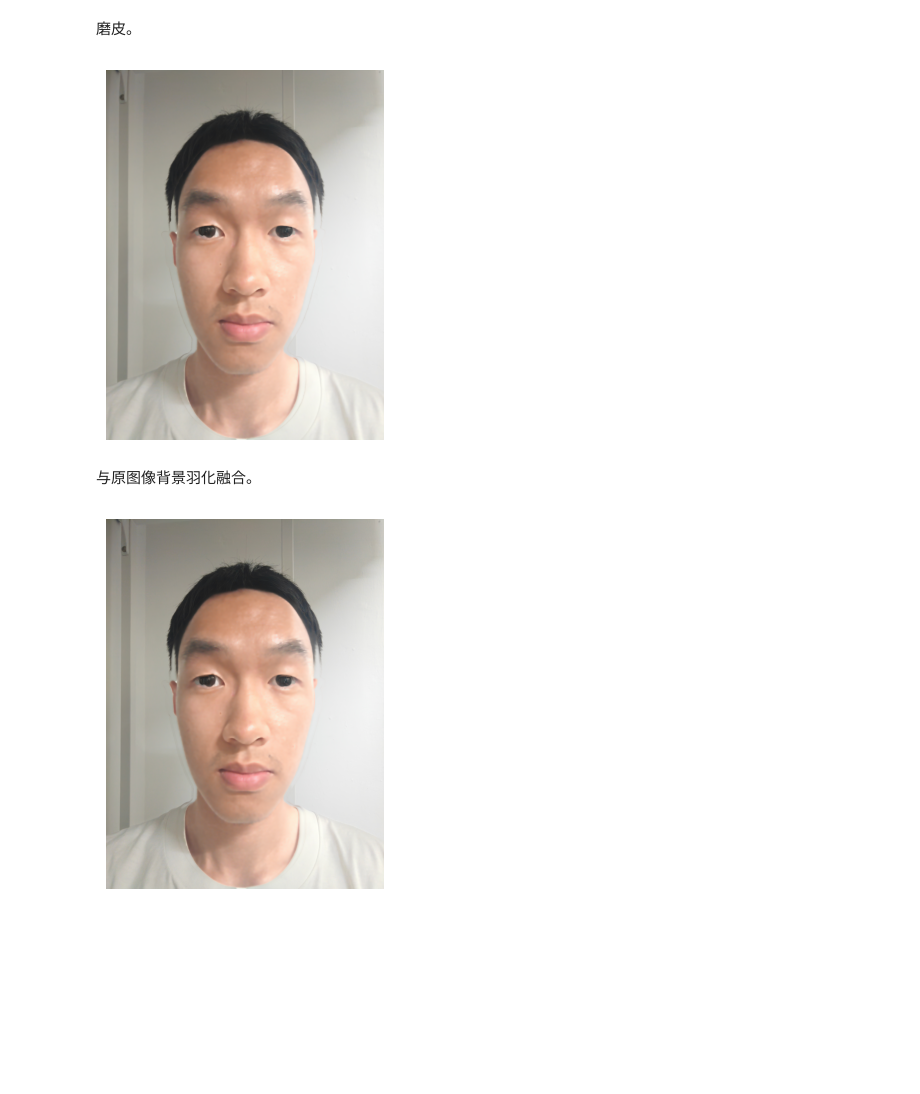
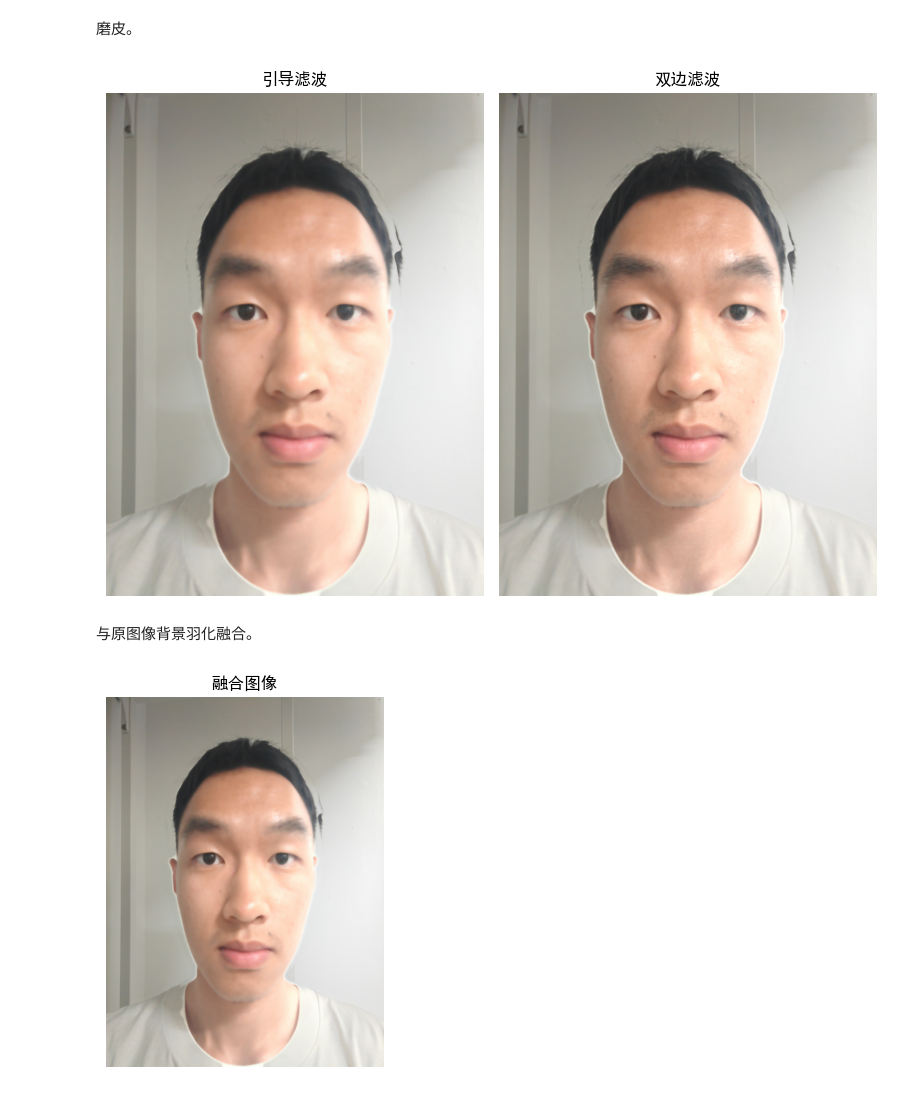
Before and after one commit to DerrickMarcus/digital-image-project, a Jupyter notebook: src/test.ipynb, the cells around one changed output. Drawn from its saved outputs; the diff is of its cells as text; code cells hidden in the pictures; blank space fills up the shorter version.

Commit message:
feat: finish slim_face

```diff
--- a/src/test.ipynb
+++ b/src/test.ipynb
@@ -73,4 +89,0 @@ plt.show()
-# %%
-img4 = laplacian_sharpen(img3, alpha=1.0, k_size=1)
-plt.imshow(cv2.cvtColor(img4, cv2.COLOR_BGR2RGB))
-plt.axis("off")
@@ -92,38 +104,42 @@ plt.show()
 plt.figure(figsize=(15, 12))
 
 plt.subplot(2, 3, 1)
+plt.imshow(cv2.cvtColor(img4, cv2.COLOR_BGR2RGB))
+plt.axis("off")
+plt.title("预处理后图")
+
 img51 = whiten_hsi_clahe(
     img4, face_mask, clip_limit=2, tile_grid_size=(200, 200), k_size=21
 )
+plt.subplot(2, 3, 2)
 plt.imshow(cv2.cvtColor(img51, cv2.COLOR_BGR2RGB))
 plt.axis("off")
 # plt.show()
 
-plt.subplot(2, 3, 2)
 img52 = whiten_lab_clahe(
     img4, face_mask, clip_limit=2, tile_grid_size=(200, 200), k_size=21
 )
+plt.subplot(2, 3, 3)
 plt.imshow(cv2.cvtColor(img52, cv2.COLOR_BGR2RGB))
 plt.axis("off")
 # plt.show()
 
-plt.subplot(2, 3, 3)
-img53 = whiten_hsi_gamma(img4, face_mask, gamma=0.7, k_size=21)
+img53 = whiten_hsi_gamma(img4, face_mask, gamma=0.75, k_size=31)
+plt.subplot(2, 3, 4)
 plt.imshow(cv2.cvtColor(img53, cv2.COLOR_BGR2RGB))
 plt.axis("off")
 # plt.show()
 
-plt.subplot(2, 3, 4)
-img54 = whiten_hsi_gain(img4, face_mask, gain_i=1.2, gain_s=1.0, k_size=21)
+img54 = whiten_hsi_gain(img4, face_mask, gain_i=1.25, gain_s=0.9, k_size=31)
+plt.subplot(2, 3, 5)
 plt.imshow(cv2.cvtColor(img54, cv2.COLOR_BGR2RGB))
 plt.axis("off")
 # plt.show()
 
-plt.subplot(2, 3, 5)
-img55 = whiten_lab_gain(img4, face_mask, gain_l=1.2, gain_a=1.0, gain_b=1.0, k_size=21)
+img55 = whiten_lab_gain(img4, face_mask, gain_l=1.25, gain_a=1.0, gain_b=1.0, k_size=31)
+plt.subplot(2, 3, 6)
 plt.imshow(cv2.cvtColor(img55, cv2.COLOR_BGR2RGB))
 plt.axis("off")
-plt.show()
 
 plt.tight_layout()
 plt.show()
@@ -133,7 +148,7 @@ plt.show()
 # %% [markdown]
 瘦脸。
 # %%
-img6 = squeeze_face(img52, face_mask, gain=1.1)
+img6 = squeeze_face(img55, face_mask, gain=1.1)
 plt.imshow(cv2.cvtColor(img6, cv2.COLOR_BGR2RGB))
 plt.axis("off")
 plt.show()
@@ -151,19 +166,36 @@ plt.show()
 # %% [markdown]
 磨皮。
 # %%
-img8 = smooth_skin_guided(img7, face_mask, radius=8, eps=0.01, k_size=11)
-plt.imshow(cv2.cvtColor(img8, cv2.COLOR_BGR2RGB))
+plt.figure(figsize=(8, 6))
+
+img81 = smooth_skin_guided(img7, face_mask, radius=8, eps=0.01, k_size=11)
+plt.subplot(1, 2, 1)
+plt.imshow(cv2.cvtColor(img81, cv2.COLOR_BGR2RGB))
 plt.axis("off")
+plt.title("引导滤波")
+
+img82 = smooth_skin_bilateral(
+    img7, face_mask, diameter=9, sigma_color=75, sigma_space=75, iterations=2, k_size=11
+)
+plt.subplot(1, 2, 2)
+plt.imshow(cv2.cvtColor(img82, cv2.COLOR_BGR2RGB))
+plt.axis("off")
+plt.title("双边滤波")
+
+plt.tight_layout()
 plt.show()
 # %% [output]
-[figure, old version]
+[figure, new version]
 # %% [markdown]
 与原图像背景羽化融合。
 # %%
+plt.figure()
+
 alpha = feather_mask(face_mask, radius=15)
-img9 = blend_image(img8, img, alpha)
+img9 = blend_image(img81, img0, alpha)
 plt.imshow(cv2.cvtColor(img9, cv2.COLOR_BGR2RGB))
 plt.axis("off")
+plt.title("融合图像")
 plt.show()
 # %% [output]
-[figure, old version]
+[figure, new version]
```
Also changed, not shown: parts of 12 cells of this notebook, 8 other files.
